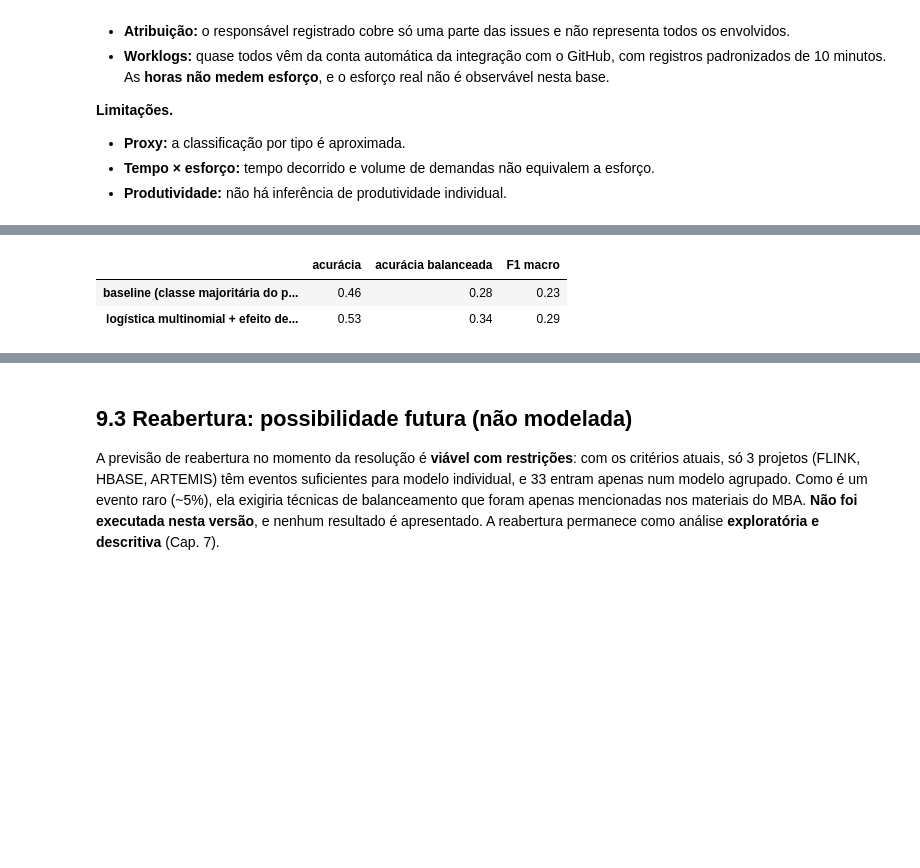
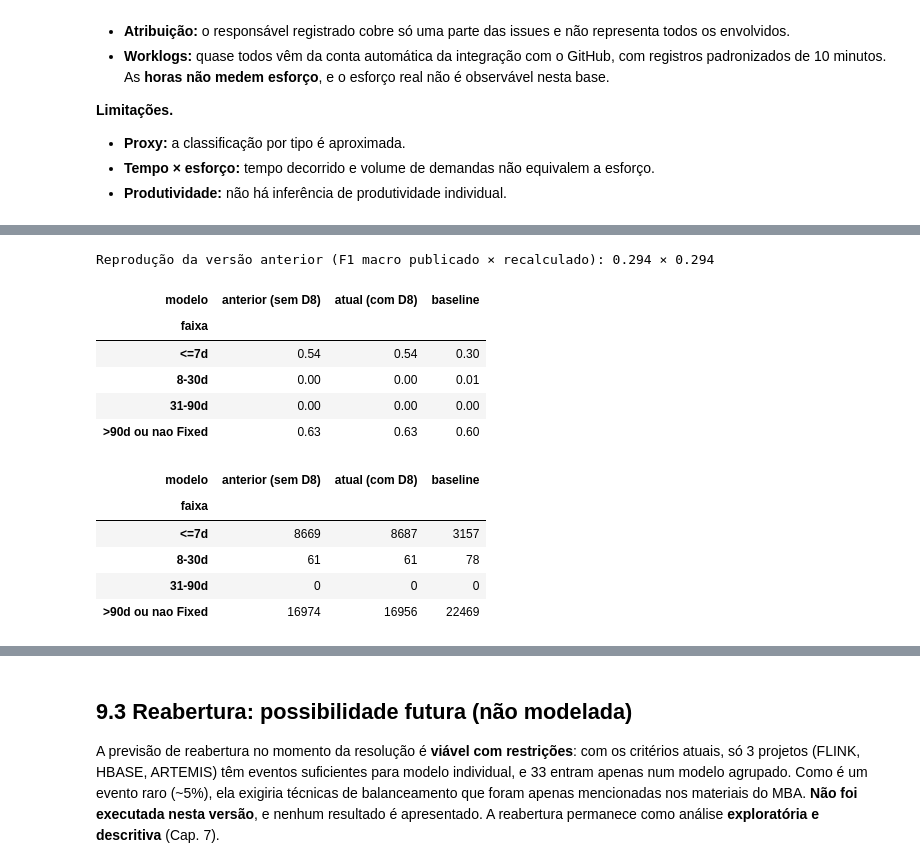
Before and after one commit to alineosilveira/tcc-governanca-operacional-ml-v2, a Jupyter notebook: TCC_Analise_e_Modelos_v2.ipynb, the cells around one changed output, grey strips where cells are left out. Saved outputs shown, nothing was run; the diff lists cells and outputs as text; code cells hidden in the pictures; blank space fills up the shorter version.

```diff
--- a/TCC_Analise_e_Modelos_v2.ipynb
+++ b/TCC_Analise_e_Modelos_v2.ipynb
@@ -856,42 +876,74 @@ from sklearn.linear_model import LogisticRegression
 from sklearn.preprocessing import OneHotEncoder, StandardScaler
 from sklearn.compose import ColumnTransformer
 from sklearn.pipeline import Pipeline
-from sklearn.metrics import accuracy_score, balanced_accuracy_score, f1_score, confusion_matrix
+from sklearn.metrics import accuracy_score, balanced_accuracy_score, f1_score, confusion_matrix, precision_recall_fscore_support
 
 MB = pd.read_csv(BASES / "modelo_bugs_faixa.csv", dtype={"issue_id": str})
 VB = pd.read_csv(EVID / "projetos_viabilidade_modelos.csv")
 v2 = VB[VB["objetivo"].astype(str) == "2"]
 ind2 = set(v2.loc[v2["classificacao"] == "MODELO INDIVIDUAL VIAVEL", "projeto"])
 agr2 = set(v2.loc[v2["classificacao"].str.startswith(("MODELO", "AGRUPADO")), "projeto"])
-D = MB[MB["project"].isin(agr2) & MB["split"].isin(["treino", "teste"])].copy()
-D = D[D["project"].isin(set(D.loc[D["split"] == "treino", "project"]) & set(D.loc[D["split"] == "teste", "project"]))]
-freq_p = D.loc[D["split"] == "treino", "prioridade_t0"].value_counts()
-D["prioridade_t0"] = D["prioridade_t0"].where(D["prioridade_t0"].isin(freq_p[freq_p >= 200].index), "Outra/rara").fillna("Outra/rara")
-for c_ in ("componentes_na_criacao", "bugs_projeto_30d_anteriores", "backlog_aberto_projeto_t0"):
-    D["log_" + c_] = np.log1p(D[c_].clip(lower=0))
+D_all = MB[MB["project"].isin(agr2) & MB["split"].isin(["treino", "teste"])].copy()
+com_treino = set(D_all.loc[D_all["split"] == "treino", "project"])
+com_teste = set(D_all.loc[D_all["split"] == "teste", "project"])
 NUM = ["responsavel_na_abertura", "affects_version_na_criacao", "log_componentes_na_criacao",
        "log_bugs_projeto_30d_anteriores", "log_backlog_aberto_projeto_t0"]
 CAT = ["prioridade_t0", "project"]
 CLASSES = ["<=7d", "8-30d", "31-90d", ">90d ou nao Fixed"]
-tr, te = D[D["split"] == "treino"], D[D["split"] == "teste"]
-print(f"Projetos: {D['project'].nunique()} | treino: {len(tr):,} bugs | teste: {len(te):,} bugs")
-display(pd.crosstab(D["split"], D["faixa_90d"], normalize="index").reindex(columns=CLASSES).mul(100).round(1))
+
+def preparar(D):
+    # prioridades raras (< 200 no treino da própria especificação) agrupadas; logs das contagens
+    D = D.copy()
+    freq_p = D.loc[D["split"] == "treino", "prioridade_t0"].value_counts()
+    D["prioridade_t0"] = D["prioridade_t0"].where(D["prioridade_t0"].isin(freq_p[freq_p >= 200].index), "Outra/rara").fillna("Outra/rara")
+    for c_ in ("componentes_na_criacao", "bugs_projeto_30d_anteriores", "backlog_aberto_projeto_t0"):
+        D["log_" + c_] = np.log1p(D[c_].clip(lower=0))
+    return D
 
 def pipe(cat):
     return Pipeline([("prep", ColumnTransformer([("num", StandardScaler(), NUM),
                                                  ("cat", OneHotEncoder(handle_unknown="ignore"), cat)])),
                      ("clf", LogisticRegression(max_iter=3000, C=1.0))])
 
-modelo = pipe(CAT).fit(tr[NUM + CAT], tr["faixa_90d"])
-te = te.assign(pred_modelo=modelo.predict(te[NUM + CAT]))
-maj = tr.groupby("project")["faixa_90d"].agg(lambda s: s.value_counts().index[0])
-te = te.assign(pred_baseline=te["project"].map(maj))
-
 def metr(y, p):
     return {"acurácia": accuracy_score(y, p), "acurácia balanceada": balanced_accuracy_score(y, p), "F1 macro": f1_score(y, p, average="macro")}
 
+# especificação anterior (commit 852b9c9): treino restrito a projetos com bugs também no teste
+D_ant = preparar(D_all[D_all["project"].isin(com_treino & com_teste)])
+# especificação atual (D8): todos os projetos elegíveis com treino contribuem; teste inalterado
+D = preparar(D_all[D_all["project"].isin(com_treino)])
+tr, te = D[D["split"] == "treino"], D[D["split"] == "teste"]
+tr_ant, te_ant = D_ant[D_ant["split"] == "treino"], D_ant[D_ant["split"] == "teste"]
+assert set(te["issue_id"]) == set(te_ant["issue_id"]), "o conjunto de teste deveria ser idêntico"
+so_treino = sorted(com_treino - com_teste)
+print(f"D8 — projetos acrescentados só ao treino: {len(so_treino)} | bugs de treino acrescentados: {len(tr) - len(tr_ant):,}")
+print("   ", ", ".join(so_treino))
+print(f"Treino: anterior {tr_ant['project'].nunique()} projetos / {len(tr_ant):,} bugs → atual {tr['project'].nunique()} projetos / {len(tr):,} bugs")
+print(f"Teste (inalterado): {te['project'].nunique()} projetos / {len(te):,} bugs")
+display(pd.crosstab(D["split"], D["faixa_90d"], normalize="index").reindex(columns=CLASSES).mul(100).round(1))
+
+modelo_ant = pipe(CAT).fit(tr_ant[NUM + CAT], tr_ant["faixa_90d"])
+modelo = pipe(CAT).fit(tr[NUM + CAT], tr["faixa_90d"])
+maj = tr_ant.groupby("project")["faixa_90d"].agg(lambda s: s.value_counts().index[0])   # baseline (igual nas duas)
+te = te.assign(pred_modelo=modelo.predict(te[NUM + CAT]),
+               pred_anterior=modelo_ant.predict(te_ant.loc[te.index, NUM + CAT]),
+               pred_baseline=te["project"].map(maj))
+
 res_h2 = pd.DataFrame({"baseline (classe majoritária do projeto)": metr(te["faixa_90d"], te["pred_baseline"]),
-                       "logística multinomial + efeito de projeto": metr(te["faixa_90d"], te["pred_modelo"])}).T.round(3)
+                       "logística multinomial — anterior (sem D8)": metr(te["faixa_90d"], te["pred_anterior"]),
+                       "logística multinomial — atual (com D8)": metr(te["faixa_90d"], te["pred_modelo"])}).T.round(3)
 salvar_tab(res_h2.reset_index().rename(columns={"index": "modelo"}), "cap9_h2_metricas_teste")
+ref = pd.read_csv(TAB / "versao_anterior_852b9c9" / "cap9_h2_metricas_teste.csv").set_index("modelo")
+print("Reprodução da versão anterior (F1 macro publicado × recalculado):",
+      ref.loc["logística multinomial + efeito de projeto", "F1 macro"], "×", res_h2.loc["logística multinomial — anterior (sem D8)", "F1 macro"])
+classe = []
+for nome, col in (("baseline", "pred_baseline"), ("anterior (sem D8)", "pred_anterior"), ("atual (com D8)", "pred_modelo")):
+    p_, r_, f_, s_ = precision_recall_fscore_support(te["faixa_90d"], te[col], labels=CLASSES, zero_division=0)
+    for k, c_ in enumerate(CLASSES):
+        classe.append({"modelo": nome, "faixa": c_, "precisão": p_[k], "recall": r_[k], "F1": f_[k],
+                       "observados": int(s_[k]), "previstos": int((te[col] == c_).sum())})
+f1c = salvar_tab(pd.DataFrame(classe).round(3), "cap9_h2_f1_por_classe")
+display(f1c.pivot(index="faixa", columns="modelo", values="F1").reindex(CLASSES))
+display(f1c.pivot(index="faixa", columns="modelo", values="previstos").reindex(CLASSES))
 res_h2
 # %% [output]
@@ -903,3 +958,13 @@ Projetos: 91 | treino: 64,520 bugs | teste: 25,704 bugs
+Reprodução da versão anterior (F1 macro publicado × recalculado): 0.294 × 0.294
-|  | acurácia | acurácia balanceada | F1 macro |
-| baseline (classe majoritária do p... | 0.46 | 0.28 | 0.23 |
-| logística multinomial + efeito de... | 0.53 | 0.34 | 0.29 |
+| modelo | anterior (sem D8) | atual (com D8) | baseline |
+| faixa |  |  |  |
+| <=7d | 0.54 | 0.54 | 0.30 |
+| 8-30d | 0.00 | 0.00 | 0.01 |
+| 31-90d | 0.00 | 0.00 | 0.00 |
+| >90d ou nao Fixed | 0.63 | 0.63 | 0.60 |
+| modelo | anterior (sem D8) | atual (com D8) | baseline |
+| faixa |  |  |  |
+| <=7d | 8669 | 8687 | 3157 |
+| 8-30d | 61 | 61 | 78 |
+| 31-90d | 0 | 0 | 0 |
+| >90d ou nao Fixed | 16974 | 16956 | 22469 |
```
Also changed, not shown: parts of 15 cells of this notebook, 29 other files.
